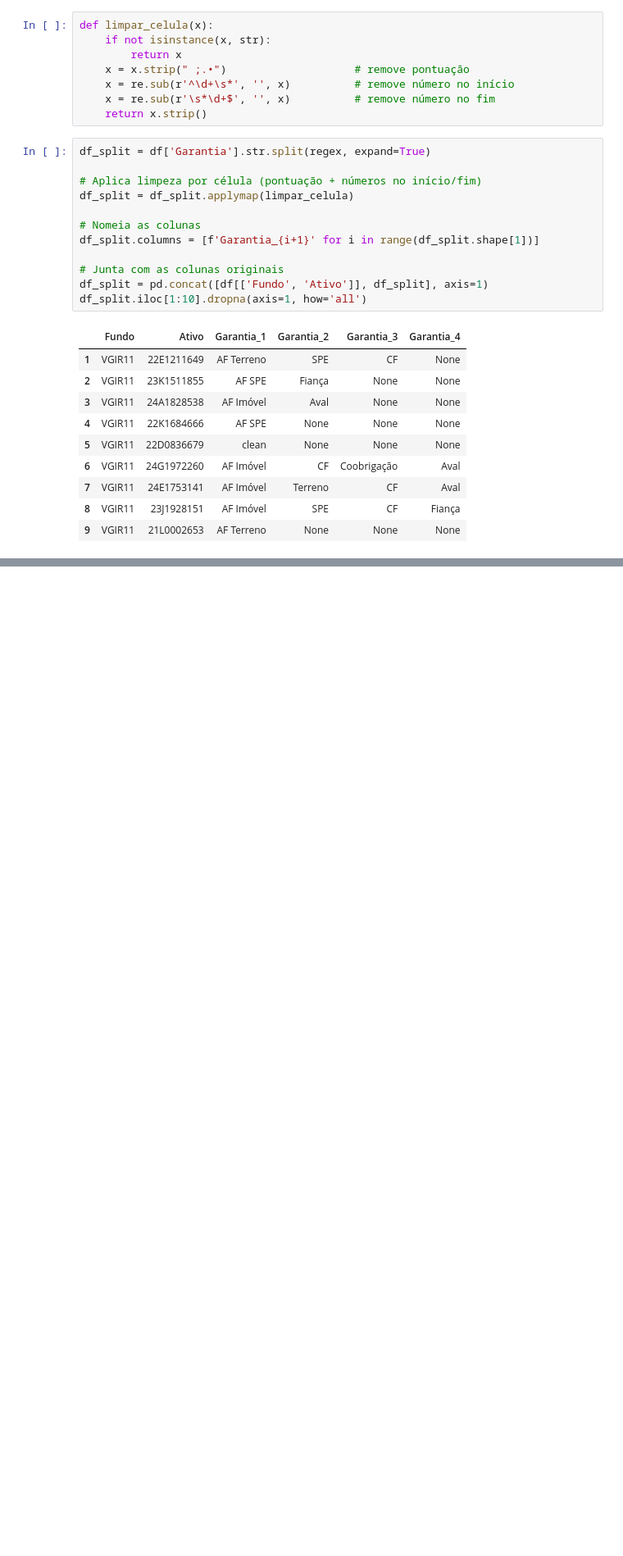
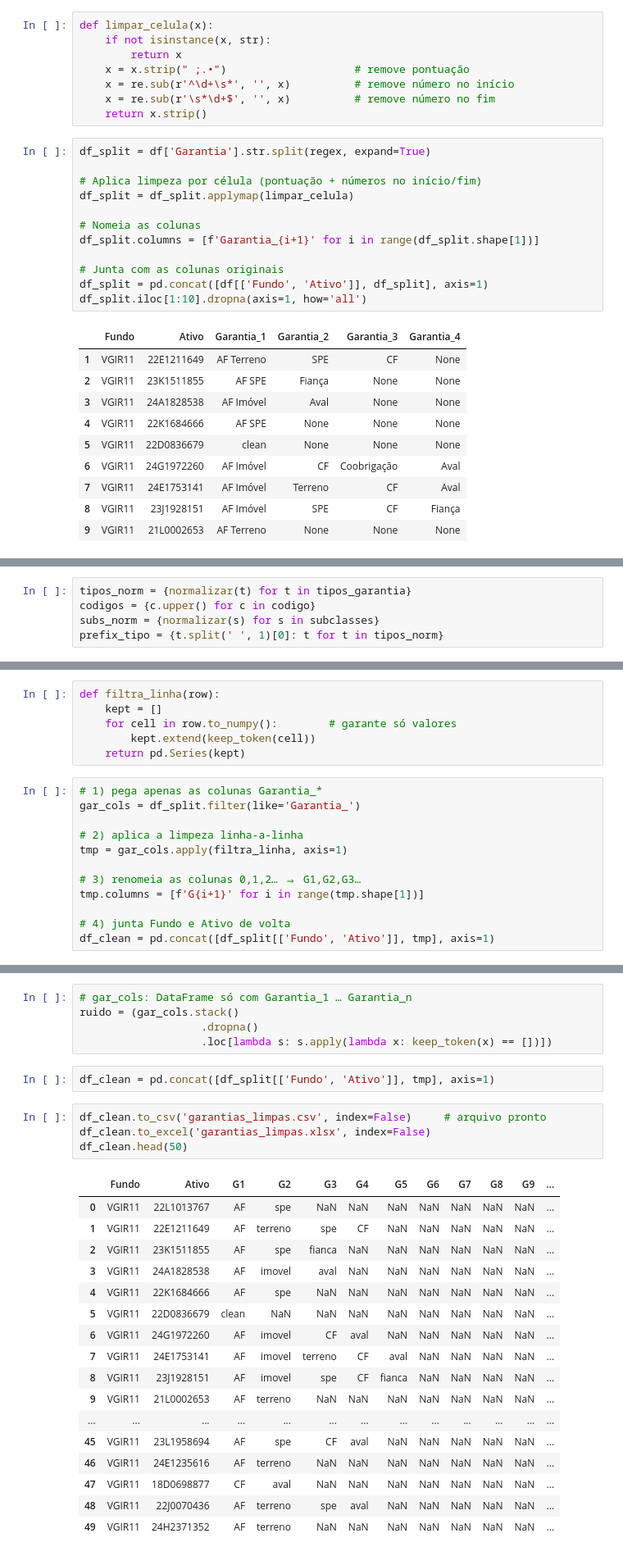
Before and after one commit to pedroauler12/MMZR-summer, a Jupyter notebook: limpeza.ipynb, the cells around one changed output, grey strips where cells are left out. Shown at 82% size. Cells and saved outputs as stored; diff of their text form; blank space fills up the shorter version.

Commit message:
codigo de limpeza pronto

```diff
--- a/limpeza.ipynb
+++ b/limpeza.ipynb
@@ -57,0 +88,5 @@ df_split.to_csv('df_split.csv', index=False)
+# %%
+tipos_norm = {normalizar(t) for t in tipos_garantia}
+codigos = {c.upper() for c in codigo}
+subs_norm = {normalizar(s) for s in subclasses}
+prefix_tipo = {t.split(' ', 1)[0]: t for t in tipos_norm}
@@ -57,0 +185,18 @@ df_split.to_csv('df_split.csv', index=False)
+# %%
+def filtra_linha(row):
+    kept = []
+    for cell in row.to_numpy():        # garante só valores
+        kept.extend(keep_token(cell))
+    return pd.Series(kept)
+# %%
+# 1) pega apenas as colunas Garantia_*
+gar_cols = df_split.filter(like='Garantia_')
+
+# 2) aplica a limpeza linha‑a‑linha
+tmp = gar_cols.apply(filtra_linha, axis=1)
+
+# 3) renomeia as colunas 0,1,2… ⇒ G1,G2,G3…
+tmp.columns = [f'G{i+1}' for i in range(tmp.shape[1])]
+
+# 4) junta Fundo e Ativo de volta
+df_clean = pd.concat([df_split[['Fundo', 'Ativo']], tmp], axis=1)
@@ -57,0 +211,29 @@ df_split.to_csv('df_split.csv', index=False)
+# %%
+# gar_cols: DataFrame só com Garantia_1 … Garantia_n
+ruido = (gar_cols.stack()
+                   .dropna()
+                   .loc[lambda s: s.apply(lambda x: keep_token(x) == [])])
+# %%
+df_clean = pd.concat([df_split[['Fundo', 'Ativo']], tmp], axis=1)
+# %%
+df_clean.to_csv('garantias_limpas.csv', index=False)     # arquivo pronto
+df_clean.to_excel('garantias_limpas.xlsx', index=False)
+df_clean.head(50)
+# %% [output]
+|  | Fundo | Ativo | G1 | G2 | G3 | G4 | G5 | G6 | G7 | G8 | G9 | ... |
+| 0 | VGIR11 | 22L1013767 | AF | spe | NaN | NaN | NaN | NaN | NaN | NaN | NaN | ... |
+| 1 | VGIR11 | 22E1211649 | AF | terreno | spe | CF | NaN | NaN | NaN | NaN | NaN | ... |
+| 2 | VGIR11 | 23K1511855 | AF | spe | fianca | NaN | NaN | NaN | NaN | NaN | NaN | ... |
+| 3 | VGIR11 | 24A1828538 | AF | imovel | aval | NaN | NaN | NaN | NaN | NaN | NaN | ... |
+| 4 | VGIR11 | 22K1684666 | AF | spe | NaN | NaN | NaN | NaN | NaN | NaN | NaN | ... |
+| 5 | VGIR11 | 22D0836679 | clean | NaN | NaN | NaN | NaN | NaN | NaN | NaN | NaN | ... |
+| 6 | VGIR11 | 24G1972260 | AF | imovel | CF | aval | NaN | NaN | NaN | NaN | NaN | ... |
+| 7 | VGIR11 | 24E1753141 | AF | imovel | terreno | CF | aval | NaN | NaN | NaN | NaN | ... |
+| 8 | VGIR11 | 23J1928151 | AF | imovel | spe | CF | fianca | NaN | NaN | NaN | NaN | ... |
+| 9 | VGIR11 | 21L0002653 | AF | terreno | NaN | NaN | NaN | NaN | NaN | NaN | NaN | ... |
+| ... | ... | ... | ... | ... | ... | ... | ... | ... | ... | ... | ... | ... |
+| 45 | VGIR11 | 23L1958694 | AF | spe | CF | aval | NaN | NaN | NaN | NaN | NaN | ... |
+| 46 | VGIR11 | 24E1235616 | AF | terreno | NaN | NaN | NaN | NaN | NaN | NaN | NaN | ... |
+| 47 | VGIR11 | 18D0698877 | CF | aval | NaN | NaN | NaN | NaN | NaN | NaN | NaN | ... |
+| 48 | VGIR11 | 22J0070436 | AF | terreno | spe | aval | NaN | NaN | NaN | NaN | NaN | ... |
+| 49 | VGIR11 | 24H2371352 | AF | terreno | NaN | NaN | NaN | NaN | NaN | NaN | NaN | ... |
```
Also changed, not shown: parts of 12 cells of this notebook, 5 other files.
